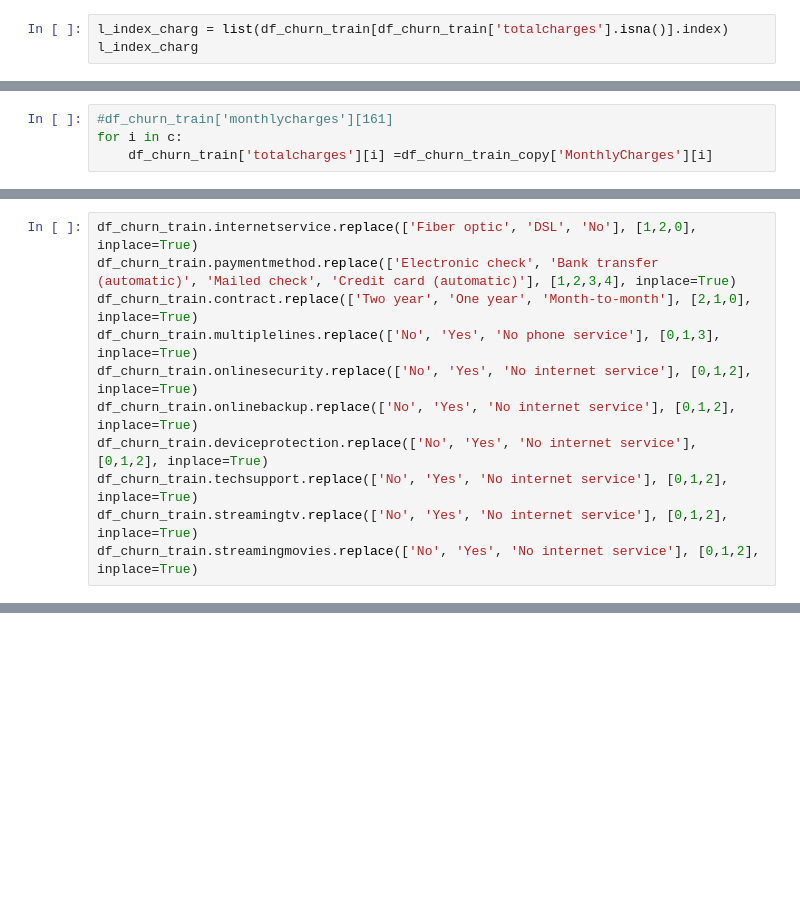
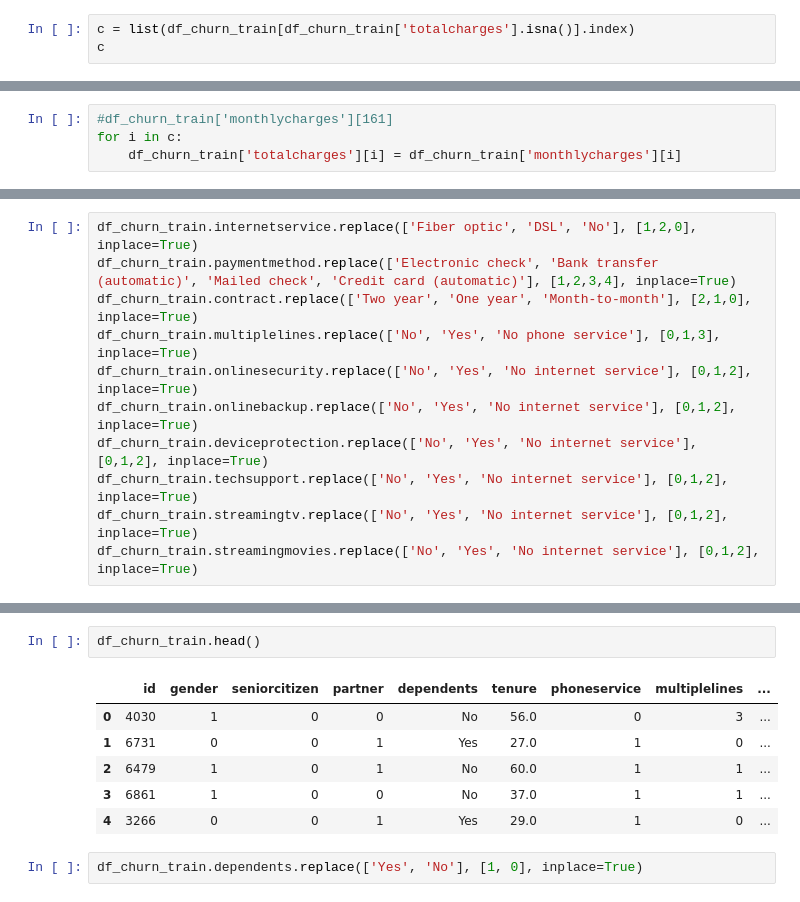
Before and after one commit to jjefferson2006/DSWP_JJ_altera, a Jupyter notebook: desafio_kaggle_2.ipynb, the cells around one changed output, grey strips where cells are left out. Drawn from its saved outputs; the diff is of its cells as text; blank space fills up the shorter version.

```diff
--- a/desafio_kaggle_2.ipynb
+++ b/desafio_kaggle_2.ipynb
@@ -148,3 +319,3 @@ df_churn_train[['totalcharges']].isna().sum()
 # %%
-l_index_charg = list(df_churn_train[df_churn_train['totalcharges'].isna()].index)
-l_index_charg
+c = list(df_churn_train[df_churn_train['totalcharges'].isna()].index)
+c
@@ -153,4 +328,4 @@ df_churn_train['tenure'][161]
 # %%
 #df_churn_train['monthlycharges'][161]
 for i in c:
-    df_churn_train['totalcharges'][i] =df_churn_train_copy['MonthlyCharges'][i]
+    df_churn_train['totalcharges'][i] = df_churn_train['monthlycharges'][i]
@@ -178,0 +382,11 @@ df_churn_train_prim_t.isna().sum()
+# %%
+df_churn_train.head()
+# %% [output]
+|  | id | gender | seniorcitizen | partner | dependents | tenure | phoneservice | multiplelines | ... |
+| 0 | 4030 | 1 | 0 | 0 | No | 56.0 | 0 | 3 | ... |
+| 1 | 6731 | 0 | 0 | 1 | Yes | 27.0 | 1 | 0 | ... |
+| 2 | 6479 | 1 | 0 | 1 | No | 60.0 | 1 | 1 | ... |
+| 3 | 6861 | 1 | 0 | 0 | No | 37.0 | 1 | 1 | ... |
+| 4 | 3266 | 0 | 0 | 1 | Yes | 29.0 | 1 | 0 | ... |
+# %%
+df_churn_train.dependents.replace(['Yes', 'No'], [1, 0], inplace=True)
```
Also changed, not shown: parts of 31 cells of this notebook.
